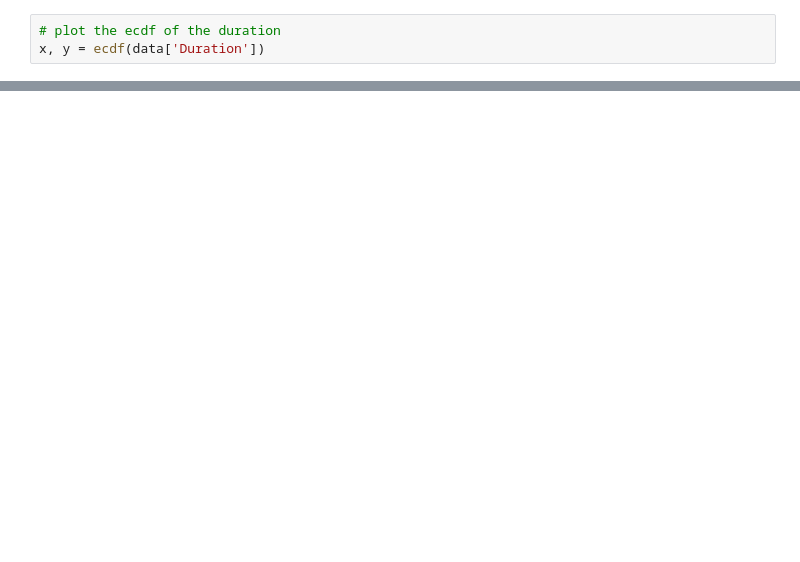
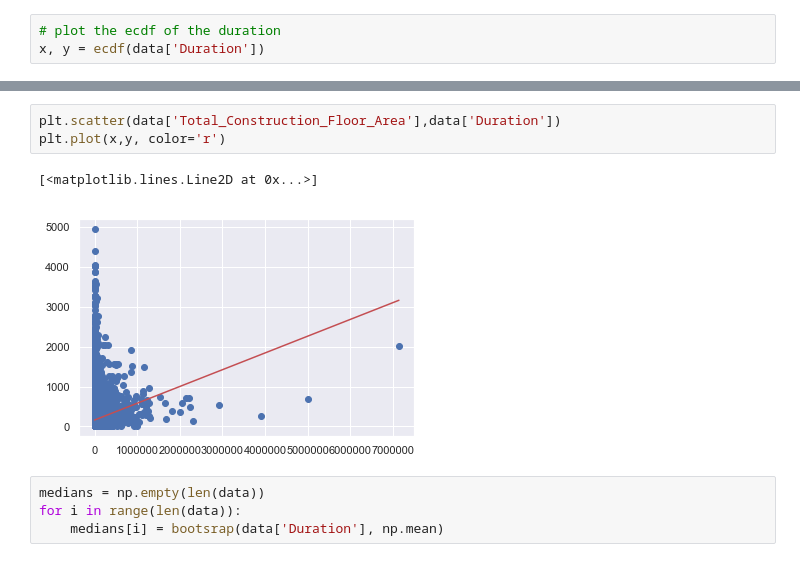
Before and after one commit to anoushavan/Capstone_1, a Jupyter notebook: code/data_story_test.ipynb, the cells around one changed output, grey strips where cells are left out. Saved outputs shown, nothing was run; the diff lists cells and outputs as text; blank space fills up the shorter version.

```diff
--- a/code/data_story_test.ipynb
+++ b/code/data_story_test.ipynb
@@ -342,0 +381,10 @@ plt.plot(x,y, marker='.', linestyle='None')
+# %%
+plt.scatter(data['Total_Construction_Floor_Area'],data['Duration'])
+plt.plot(x,y, color='r')
+# %% [output]
+[<matplotlib.lines.Line2D at 0x...>]
+[figure, added]
+# %%
+medians = np.empty(len(data))
+for i in range(len(data)):
+    medians[i] = bootsrap(data['Duration'], np.mean)
```
Also changed, not shown: parts of 17 cells of this notebook, 7 other files.
